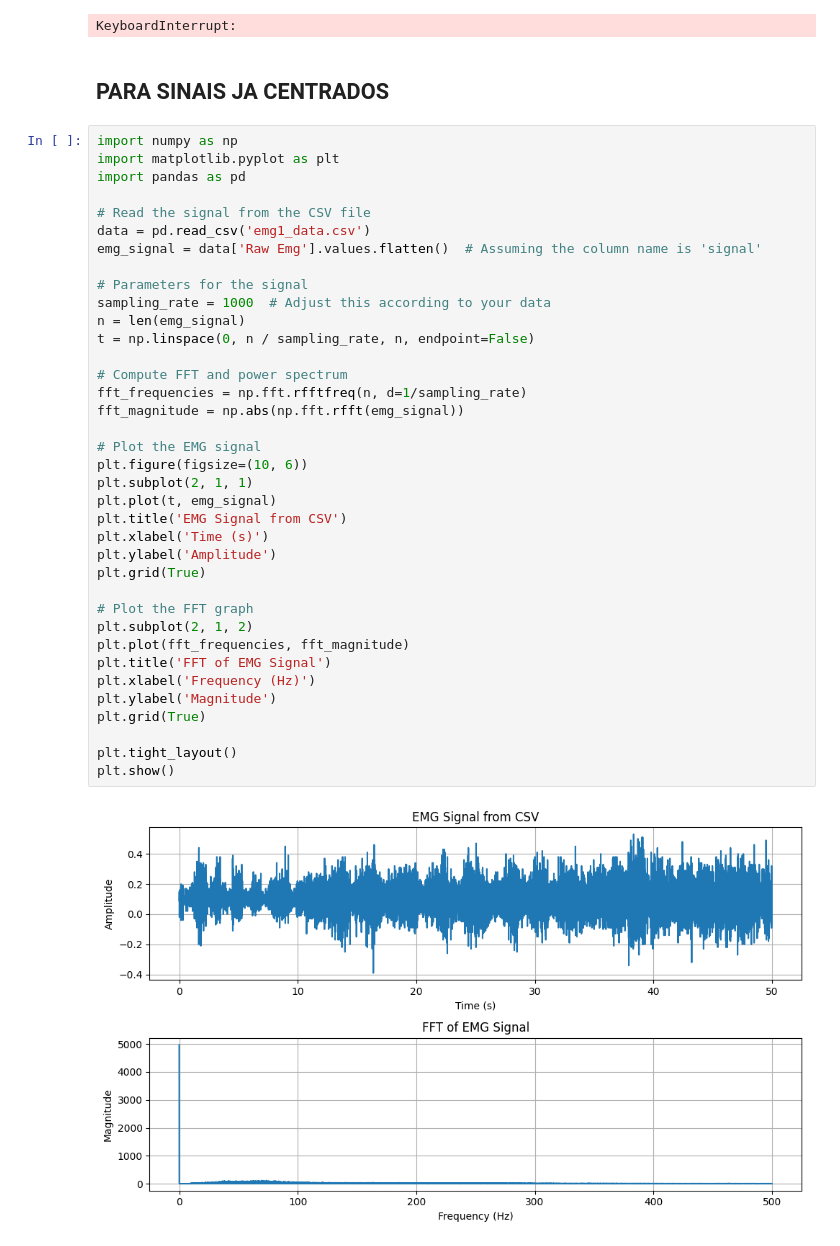
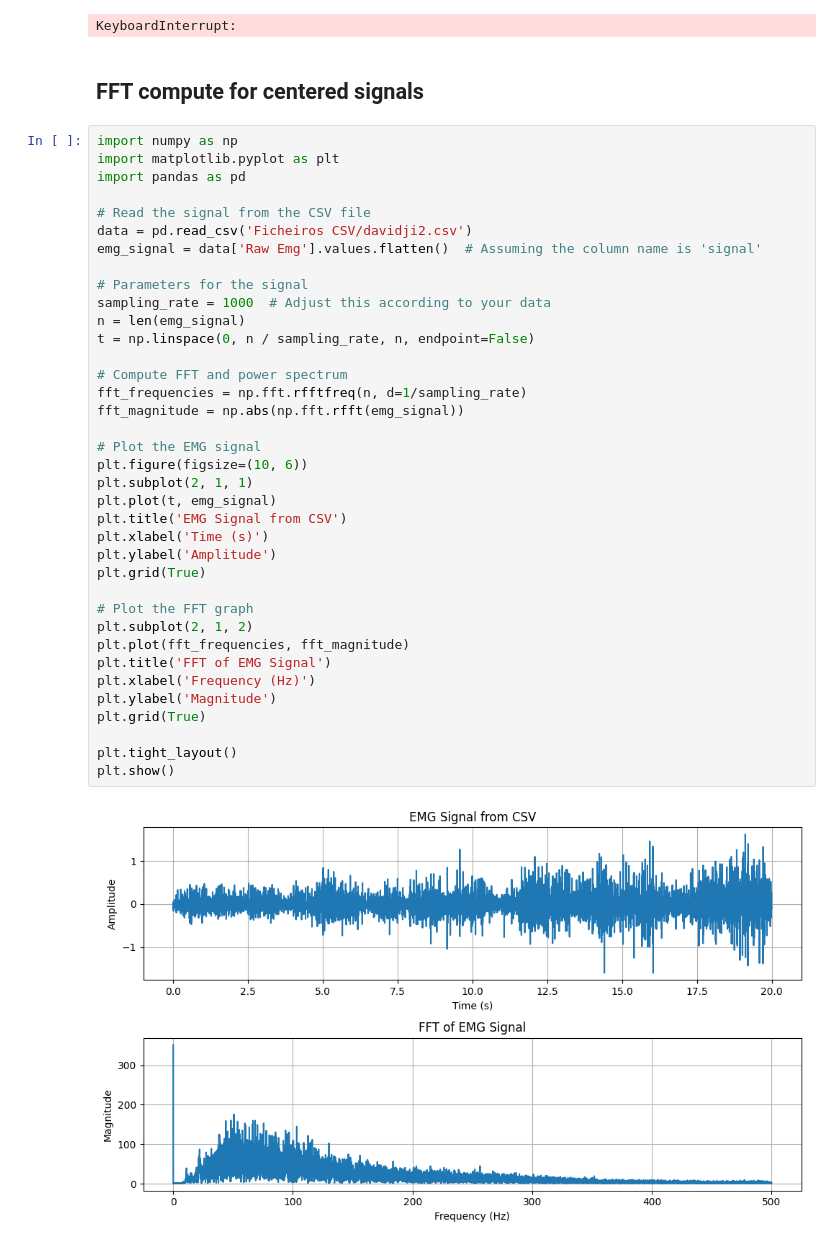
Before and after one commit to Stitch2220/FBio, a Jupyter notebook: 25.ipynb, the cells around one changed output. Saved outputs shown, nothing was run; the diff lists cells and outputs as text.

```diff
--- a/25.ipynb
+++ b/25.ipynb
@@ -58,44 +60,44 @@ Mean Frequency: 38.32 Hz, Median Frequency: 0.00 Hz
 Mean Frequency: 38.51 Hz, Median Frequency: 0.00 Hz
 Mean Frequency: 38.36 Hz, Median Frequency: 0.00 Hz
 KeyboardInterrupt:
-# %% [markdown]
-## PARA SINAIS JA CENTRADOS
+# %% [markdown]
+## FFT compute for centered signals
 # %%
 import numpy as np
 import matplotlib.pyplot as plt
 import pandas as pd
 
 # Read the signal from the CSV file
-data = pd.read_csv('emg1_data.csv')
+data = pd.read_csv('Ficheiros CSV/davidji2.csv')
 emg_signal = data['Raw Emg'].values.flatten()  # Assuming the column name is 'signal'
 
 # Parameters for the signal
 sampling_rate = 1000  # Adjust this according to your data
 n = len(emg_signal)
 t = np.linspace(0, n / sampling_rate, n, endpoint=False)
 
 # Compute FFT and power spectrum
 fft_frequencies = np.fft.rfftfreq(n, d=1/sampling_rate)
 fft_magnitude = np.abs(np.fft.rfft(emg_signal))
 
 # Plot the EMG signal
 plt.figure(figsize=(10, 6))
 plt.subplot(2, 1, 1)
 plt.plot(t, emg_signal)
 plt.title('EMG Signal from CSV')
 plt.xlabel('Time (s)')
 plt.ylabel('Amplitude')
 plt.grid(True)
 
 # Plot the FFT graph
 plt.subplot(2, 1, 2)
 plt.plot(fft_frequencies, fft_magnitude)
 plt.title('FFT of EMG Signal')
 plt.xlabel('Frequency (Hz)')
 plt.ylabel('Magnitude')
 plt.grid(True)
 
 plt.tight_layout()
 plt.show()
 # %% [output]
-[figure, old version]
+[figure, new version]
```
Also changed, not shown: parts of 9 cells of this notebook, 12 other files.
